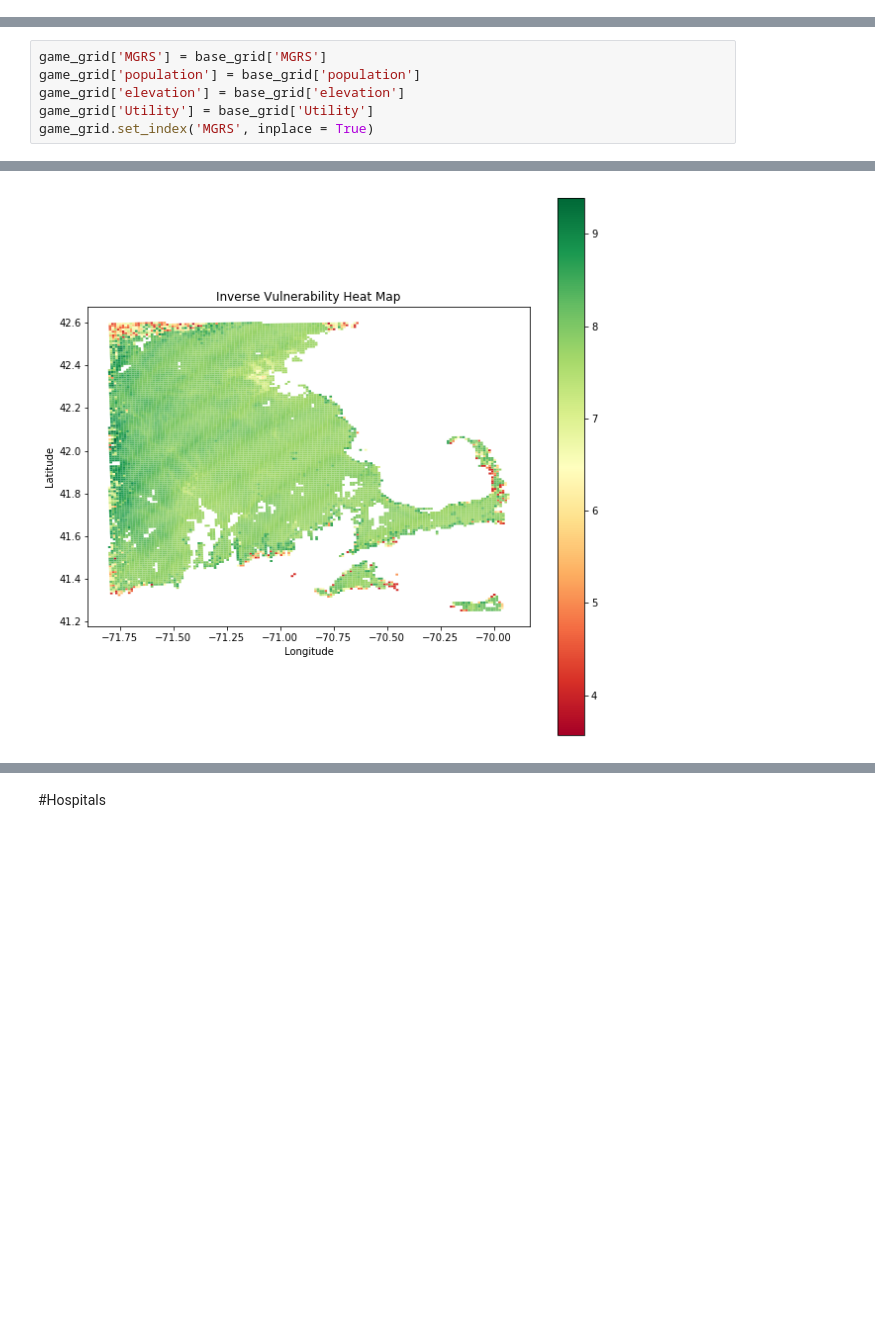
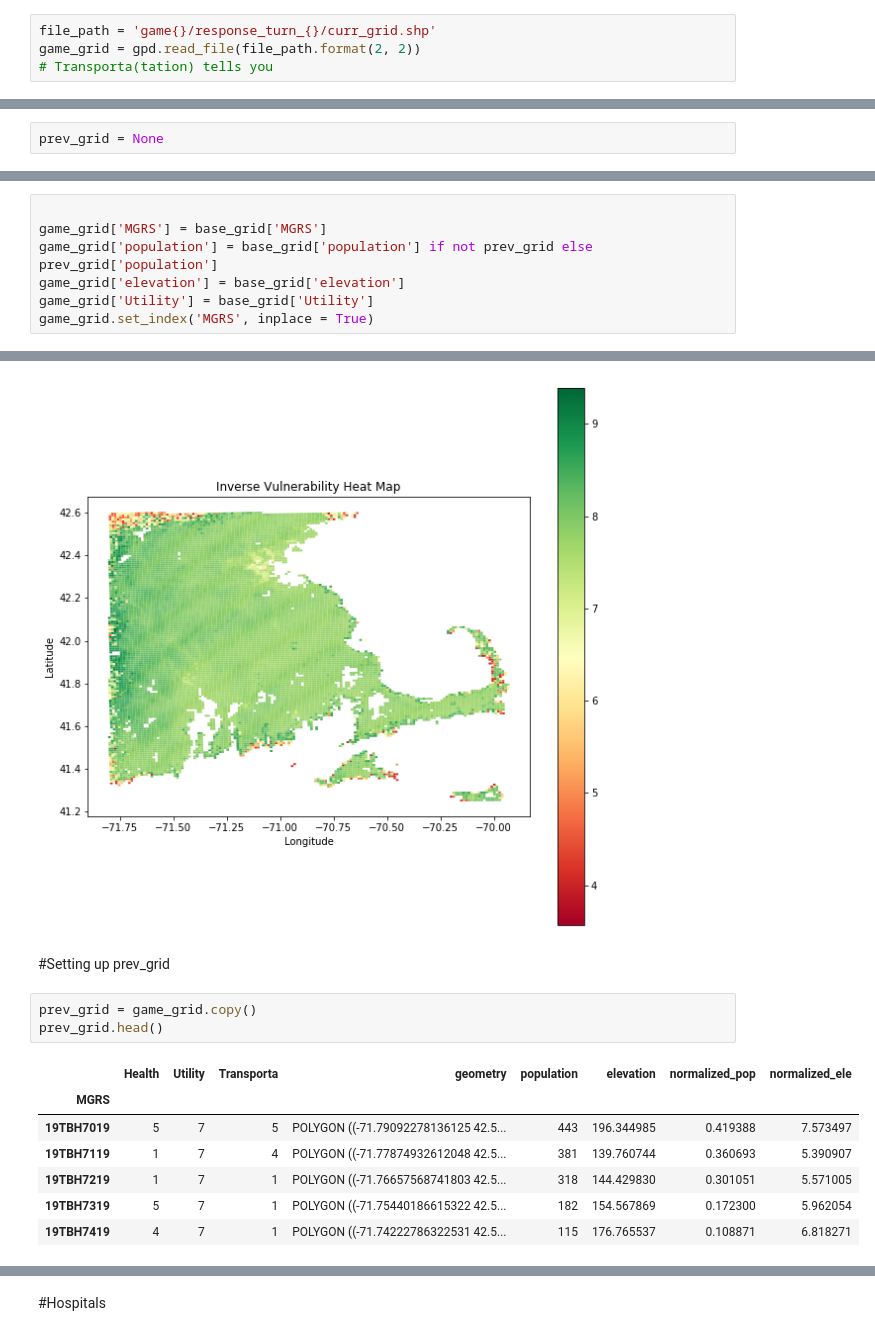
Before and after one commit to bwsi-hadr/2019-student-final-exercise, a Jupyter notebook: Planning_Hospital_Lee_Joseph_Final_exercise_grid.ipynb, the cells around one changed output, grey strips where cells are left out. Drawn from its saved outputs; the diff is of its cells as text; blank space fills up the shorter version.

```diff
--- a/Planning_Hospital_Lee_Joseph_Final_exercise_grid.ipynb
+++ b/Planning_Hospital_Lee_Joseph_Final_exercise_grid.ipynb
@@ -86,0 +88,4 @@ game_grid = gpd.read_file('game2/response_turn_2/curr_grid.shp')
+# %%
+file_path = 'game{}/response_turn_{}/curr_grid.shp'
+game_grid = gpd.read_file(file_path.format(2, 2))
+# Transporta(tation) tells you
@@ -86,0 +94,2 @@ game_grid = gpd.read_file('game2/response_turn_2/curr_grid.shp')
+# %%
+prev_grid = None
@@ -87,6 +98,7 @@ game_grid = gpd.read_file('game2/response_turn_2/curr_grid.shp')
 # %%
+
 game_grid['MGRS'] = base_grid['MGRS']
-game_grid['population'] = base_grid['population']
+game_grid['population'] = base_grid['population'] if not prev_grid else prev_grid['population']
 game_grid['elevation'] = base_grid['elevation']
 game_grid['Utility'] = base_grid['Utility']
 game_grid.set_index('MGRS', inplace = True)
@@ -204,3 +209,16 @@ game_grid.plot(ax = ax, column = 'Vulnerability', legend = True, cmap = 'RdYlGn'
 # %% [output]
 <matplotlib.axes._subplots.AxesSubplot at 0x...>
 [figure]
+# %% [markdown]
+#Setting up prev_grid
+# %%
+prev_grid = game_grid.copy()
+prev_grid.head()
+# %% [output]
+|  | Health | Utility | Transporta | geometry | population | elevation | normalized_pop | normalized_ele |
+| MGRS |  |  |  |  |  |  |  |  |
+| 19TBH7019 | 5 | 7 | 5 | POLYGON ((-71.79092278136125 42.5... | 443 | 196.344985 | 0.419388 | 7.573497 |
+| 19TBH7119 | 1 | 7 | 4 | POLYGON ((-71.77874932612048 42.5... | 381 | 139.760744 | 0.360693 | 5.390907 |
+| 19TBH7219 | 1 | 7 | 1 | POLYGON ((-71.76657568741803 42.5... | 318 | 144.429830 | 0.301051 | 5.571005 |
+| 19TBH7319 | 5 | 7 | 1 | POLYGON ((-71.75440186615322 42.5... | 182 | 154.567869 | 0.172300 | 5.962054 |
+| 19TBH7419 | 4 | 7 | 1 | POLYGON ((-71.74222786322531 42.5... | 115 | 176.765537 | 0.108871 | 6.818271 |
```
Also changed, not shown: parts of 11 cells of this notebook.
